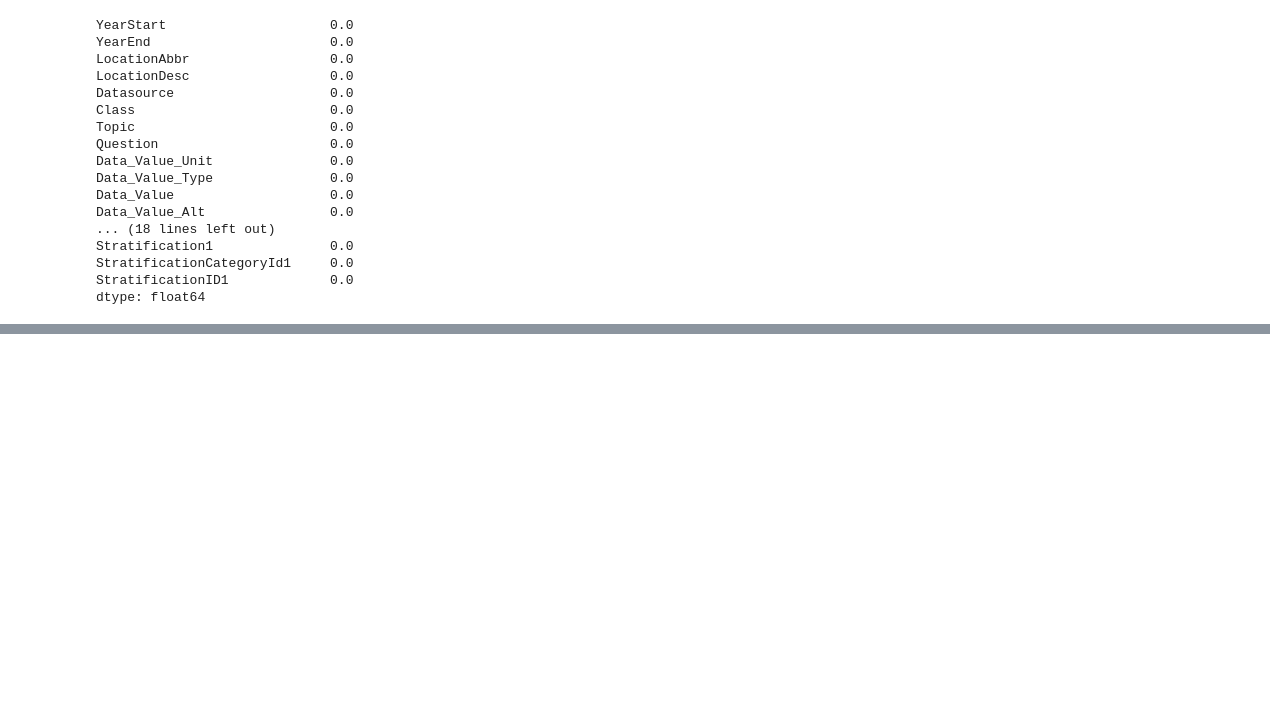
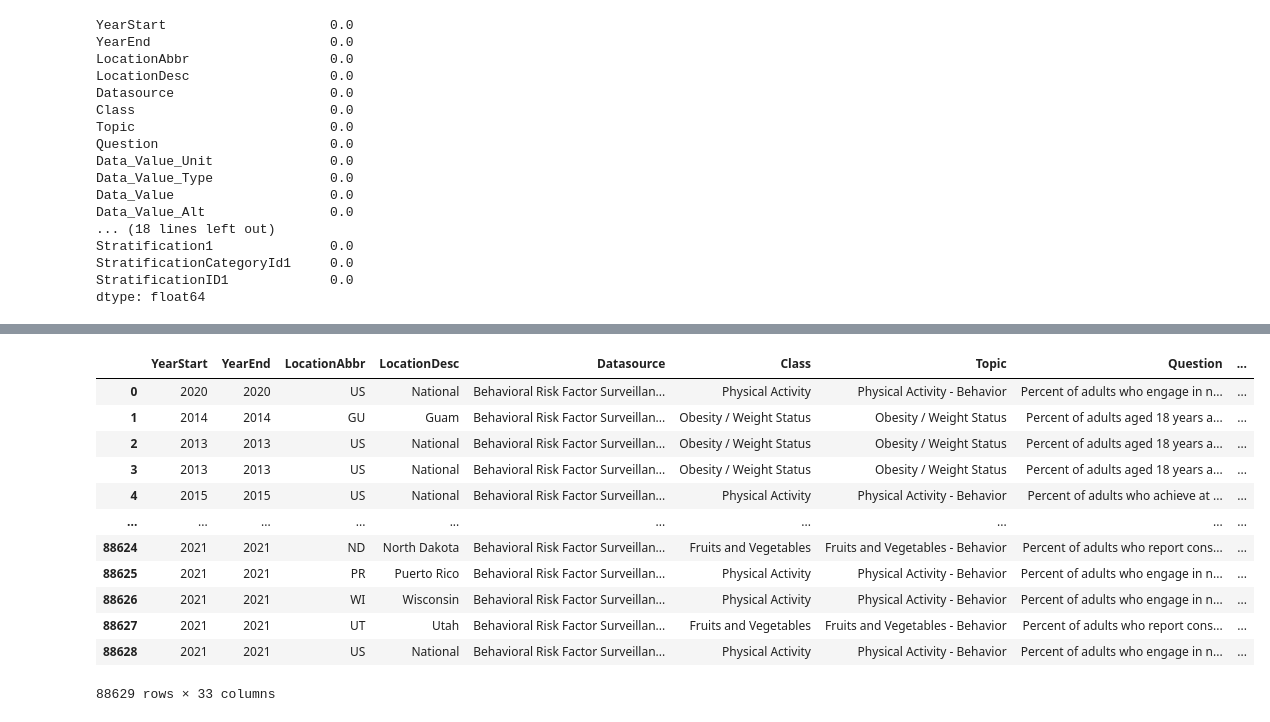
Before and after one commit to webstarO/Week-8, a Jupyter notebook: CSV_docs/Nutrition data.ipynb, the cells around one changed output, grey strips where cells are left out. Saved outputs shown, nothing was run; the diff lists cells and outputs as text; code cells hidden in the pictures; blank space fills up the shorter version.

```diff
--- a/CSV_docs/Nutrition data.ipynb
+++ b/CSV_docs/Nutrition data.ipynb
@@ -126,0 +135,16 @@ dtype: float64
+# %%
+df.drop_duplicates()
+# %% [output]
+|  | YearStart | YearEnd | LocationAbbr | LocationDesc | Datasource | Class | Topic | Question | ... |
+| 0 | 2020 | 2020 | US | National | Behavioral Risk Factor Surveillan... | Physical Activity | Physical Activity - Behavior | Percent of adults who engage in n... | ... |
+| 1 | 2014 | 2014 | GU | Guam | Behavioral Risk Factor Surveillan... | Obesity / Weight Status | Obesity / Weight Status | Percent of adults aged 18 years a... | ... |
+| 2 | 2013 | 2013 | US | National | Behavioral Risk Factor Surveillan... | Obesity / Weight Status | Obesity / Weight Status | Percent of adults aged 18 years a... | ... |
+| 3 | 2013 | 2013 | US | National | Behavioral Risk Factor Surveillan... | Obesity / Weight Status | Obesity / Weight Status | Percent of adults aged 18 years a... | ... |
+| 4 | 2015 | 2015 | US | National | Behavioral Risk Factor Surveillan... | Physical Activity | Physical Activity - Behavior | Percent of adults who achieve at ... | ... |
+| ... | ... | ... | ... | ... | ... | ... | ... | ... | ... |
+| 88624 | 2021 | 2021 | ND | North Dakota | Behavioral Risk Factor Surveillan... | Fruits and Vegetables | Fruits and Vegetables - Behavior | Percent of adults who report cons... | ... |
+| 88625 | 2021 | 2021 | PR | Puerto Rico | Behavioral Risk Factor Surveillan... | Physical Activity | Physical Activity - Behavior | Percent of adults who engage in n... | ... |
+| 88626 | 2021 | 2021 | WI | Wisconsin | Behavioral Risk Factor Surveillan... | Physical Activity | Physical Activity - Behavior | Percent of adults who engage in n... | ... |
+| 88627 | 2021 | 2021 | UT | Utah | Behavioral Risk Factor Surveillan... | Fruits and Vegetables | Fruits and Vegetables - Behavior | Percent of adults who report cons... | ... |
+| 88628 | 2021 | 2021 | US | National | Behavioral Risk Factor Surveillan... | Physical Activity | Physical Activity - Behavior | Percent of adults who engage in n... | ... |
+88629 rows × 33 columns
```
Also changed, not shown: parts of 11 cells of this notebook.
